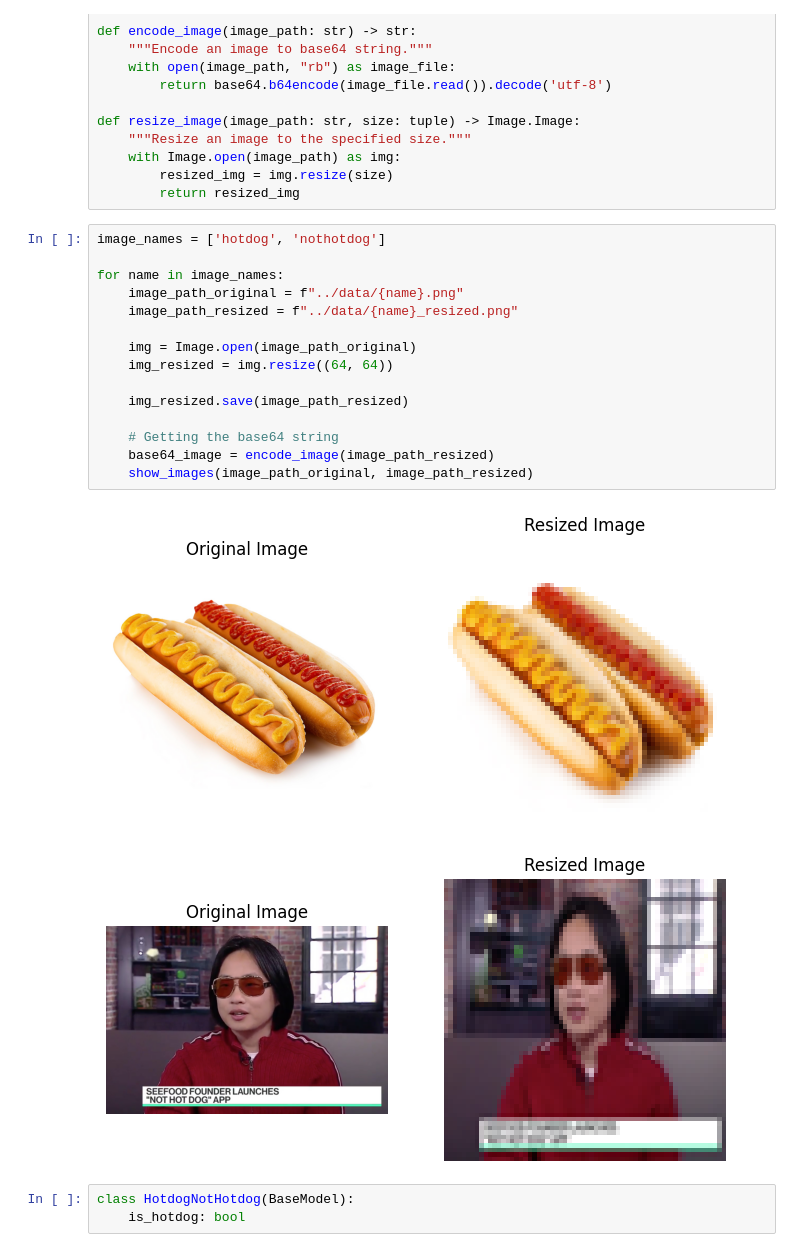
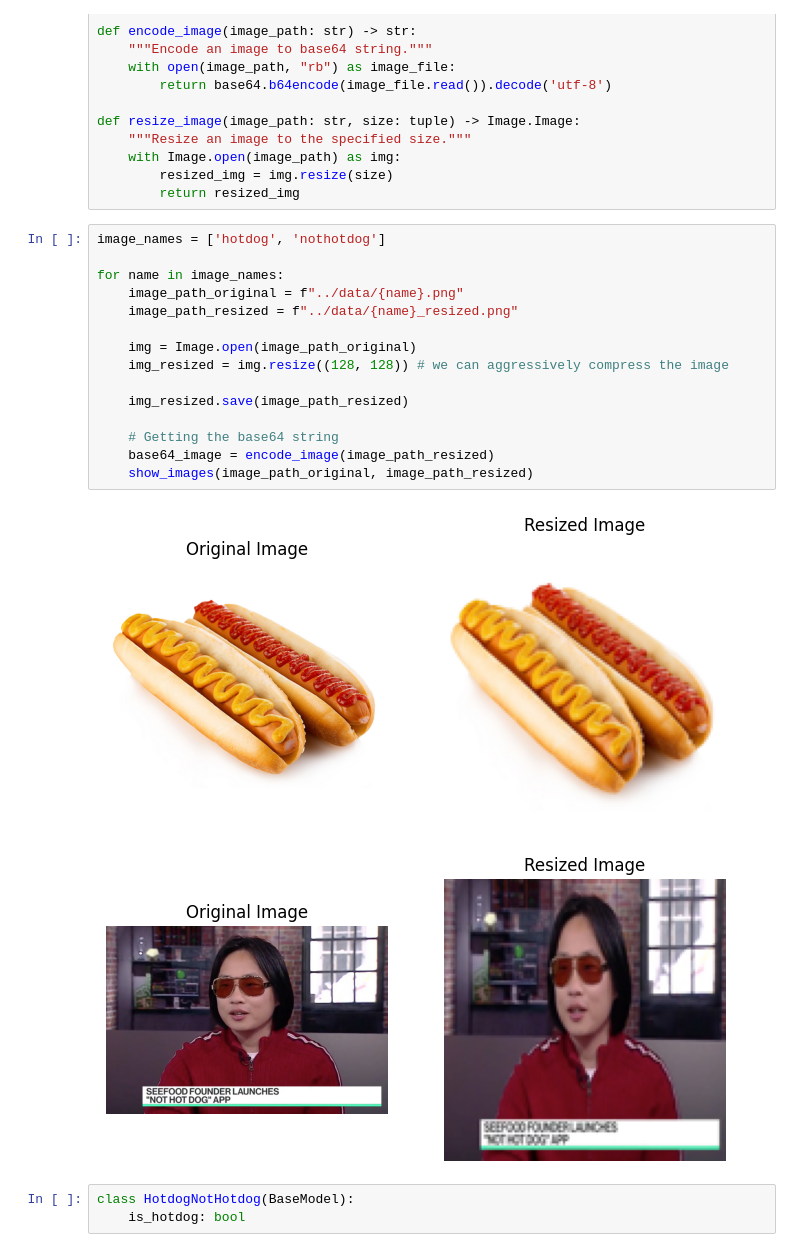
Before and after one commit to DmitrySerg/data-wondering, a Jupyter notebook: local-llm-example/notebooks/0-ollama-example.ipynb, the cells around one changed output. Drawn from its saved outputs; the diff is of its cells as text.

```diff
--- a/local-llm-example/notebooks/0-ollama-example.ipynb
+++ b/local-llm-example/notebooks/0-ollama-example.ipynb
@@ -265,21 +276,21 @@ def resize_image(image_path: str, size: tuple) -> Image.Image:
 # %%
 image_names = ['hotdog', 'nothotdog']
 
 for name in image_names:
     image_path_original = f"../data/{name}.png"
     image_path_resized = f"../data/{name}_resized.png"
 
     img = Image.open(image_path_original)
-    img_resized = img.resize((64, 64))
+    img_resized = img.resize((128, 128)) # we can aggressively compress the image
 
     img_resized.save(image_path_resized)
 
     # Getting the base64 string
     base64_image = encode_image(image_path_resized)
     show_images(image_path_original, image_path_resized)
 # %% [output]
 [figure]
-[figure, old version]
+[figure, new version]
 # %%
 class HotdogNotHotdog(BaseModel):
     is_hotdog: bool
```
Also changed, not shown: parts of 17 cells of this notebook.
